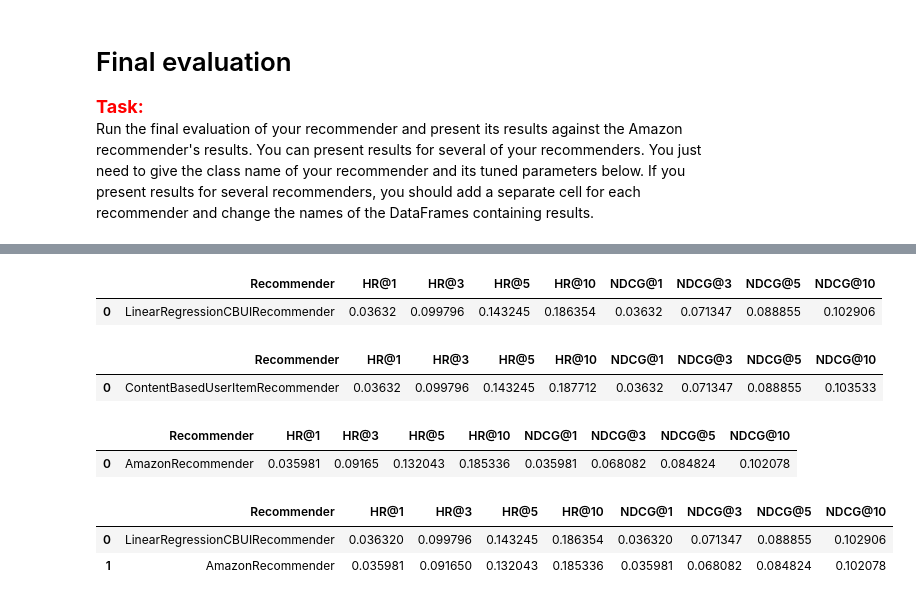
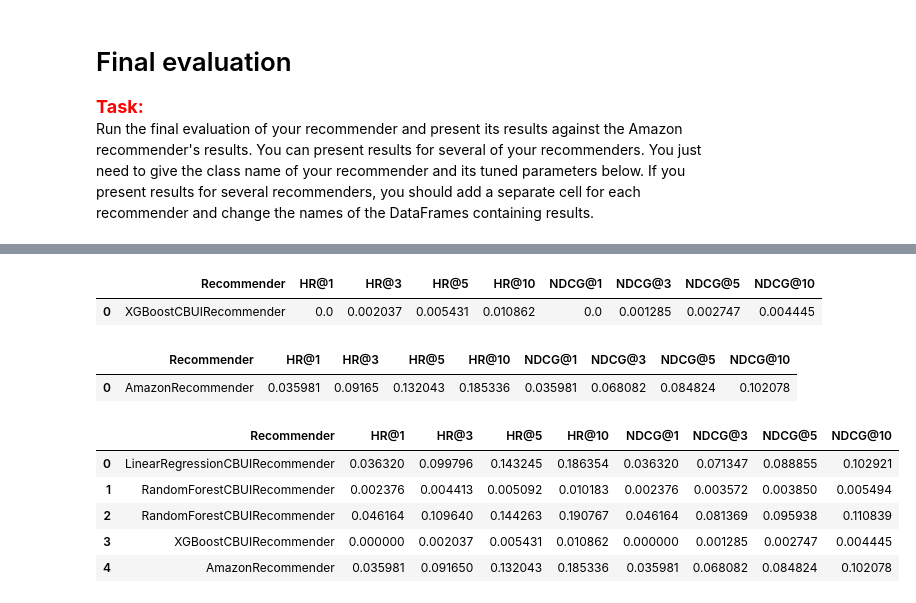
Before and after one commit to C7A7A/hotel-recommender, a Jupyter notebook: project_1_recommender_and_evaluation.ipynb, the cells around one changed output, grey strips where cells are left out. Drawn from its saved outputs; the diff is of its cells as text; code cells hidden in the pictures.

Commit message:
linearRegression, RandomForest tuning and evaluation

```diff
--- a/project_1_recommender_and_evaluation.ipynb
+++ b/project_1_recommender_and_evaluation.ipynb
@@ -820,24 +821,24 @@ display(random_forest_2_cbui_tts_results)
-# %%
-cb_user_item_recommender_4 = LinearRegressionCBUIRecommender(
-    **{
-        'n_neg_per_pos': 7
-    })  # Initialize your recommender here with the best params from tuning
-
-# Give the name of your recommender in the line below
-linear_regression_cbui_tts_results = [['LinearRegressionCBUIRecommender'] + list(evaluate_train_test_split_implicit(
-    cb_user_item_recommender_4, interactions_df, items_df))]
-
-linear_regression_cbui_tts_results = pd.DataFrame(
-    linear_regression_cbui_tts_results, columns=['Recommender', 'HR@1', 'HR@3', 'HR@5', 'HR@10', 'NDCG@1', 'NDCG@3', 'NDCG@5', 'NDCG@10'])
-
-display(linear_regression_cbui_tts_results)
-# %% [output]
-|  | Recommender | HR@1 | HR@3 | HR@5 | HR@10 | NDCG@1 | NDCG@3 | NDCG@5 | NDCG@10 |
-| 0 | LinearRegressionCBUIRecommender | 0.03632 | 0.099796 | 0.143245 | 0.186354 | 0.03632 | 0.071347 | 0.088855 | 0.102906 |
+# %%
+cb_user_item_recommender_5 = XGBoostCBUIRecommender(
+    **{
+        'n_neg_per_pos': 7.0
+    })  # Initialize your recommender here with the best params from tuning
+
+# Give the name of your recommender in the line below
+XG_Boost_4_cbui_tts_results = [['XGBoostCBUIRecommender'] + list(evaluate_train_test_split_implicit(
+    cb_user_item_recommender_5, interactions_df, items_df))]
+
+XG_Boost_4_cbui_tts_results = pd.DataFrame(
+    XG_Boost_4_cbui_tts_results, columns=['Recommender', 'HR@1', 'HR@3', 'HR@5', 'HR@10', 'NDCG@1', 'NDCG@3', 'NDCG@5', 'NDCG@10'])
+
+display(XG_Boost_4_cbui_tts_results)
+# %% [output]
+|  | Recommender | HR@1 | HR@3 | HR@5 | HR@10 | NDCG@1 | NDCG@3 | NDCG@5 | NDCG@10 |
+| 0 | XGBoostCBUIRecommender | 0.0 | 0.002037 | 0.005431 | 0.010862 | 0.0 | 0.001285 | 0.002747 | 0.004445 |
 # %%
 cb_user_item_recommender = LinearRegressionCBUIRecommender(
     **{
-        'n_neg_per_pos': 7
+        'n_neg_per_pos': 6
     })  # Initialize your recommender here with the best params from tuning
 
 # Give the name of your recommender in the line below
@@ -848,9 +849,6 @@ linear_cbui_tts_results = pd.DataFrame(
     linear_cbui_tts_results, columns=['Recommender', 'HR@1', 'HR@3', 'HR@5', 'HR@10', 'NDCG@1', 'NDCG@3', 'NDCG@5', 'NDCG@10'])
 
 display(linear_cbui_tts_results)
-# %% [output]
-|  | Recommender | HR@1 | HR@3 | HR@5 | HR@10 | NDCG@1 | NDCG@3 | NDCG@5 | NDCG@10 |
-| 0 | ContentBasedUserItemRecommender | 0.03632 | 0.099796 | 0.143245 | 0.187712 | 0.03632 | 0.071347 | 0.088855 | 0.103533 |
 # %%
 from recommenders.amazon_recommender import AmazonRecommender
 
@@ -867,9 +865,19 @@ display(amazon_tts_results)
 |  | Recommender | HR@1 | HR@3 | HR@5 | HR@10 | NDCG@1 | NDCG@3 | NDCG@5 | NDCG@10 |
 | 0 | AmazonRecommender | 0.035981 | 0.09165 | 0.132043 | 0.185336 | 0.035981 | 0.068082 | 0.084824 | 0.102078 |
 # %%
-tts_results = pd.concat([linear_cbui_tts_results, amazon_tts_results]).reset_index(drop=True)
+tts_results = pd.concat([
+    linear_cbui_tts_results,
+    random_forest_2_cbui_tts_results,
+    random_forest_1_cbui_tts_results,
+    XG_Boost_4_cbui_tts_results,
+    amazon_tts_results
+]).reset_index(drop=True)
+
 display(tts_results)
 # %% [output]
 |  | Recommender | HR@1 | HR@3 | HR@5 | HR@10 | NDCG@1 | NDCG@3 | NDCG@5 | NDCG@10 |
-| 0 | LinearRegressionCBUIRecommender | 0.036320 | 0.099796 | 0.143245 | 0.186354 | 0.036320 | 0.071347 | 0.088855 | 0.102906 |
-| 1 | AmazonRecommender | 0.035981 | 0.091650 | 0.132043 | 0.185336 | 0.035981 | 0.068082 | 0.084824 | 0.102078 |
+| 0 | LinearRegressionCBUIRecommender | 0.036320 | 0.099796 | 0.143245 | 0.186354 | 0.036320 | 0.071347 | 0.088855 | 0.102921 |
+| 1 | RandomForestCBUIRecommender | 0.002376 | 0.004413 | 0.005092 | 0.010183 | 0.002376 | 0.003572 | 0.003850 | 0.005494 |
+| 2 | RandomForestCBUIRecommender | 0.046164 | 0.109640 | 0.144263 | 0.190767 | 0.046164 | 0.081369 | 0.095938 | 0.110839 |
+| 3 | XGBoostCBUIRecommender | 0.000000 | 0.002037 | 0.005431 | 0.010862 | 0.000000 | 0.001285 | 0.002747 | 0.004445 |
+| 4 | AmazonRecommender | 0.035981 | 0.091650 | 0.132043 | 0.185336 | 0.035981 | 0.068082 | 0.084824 | 0.102078 |
```
Also changed, not shown: parts of 5 cells of this notebook.
